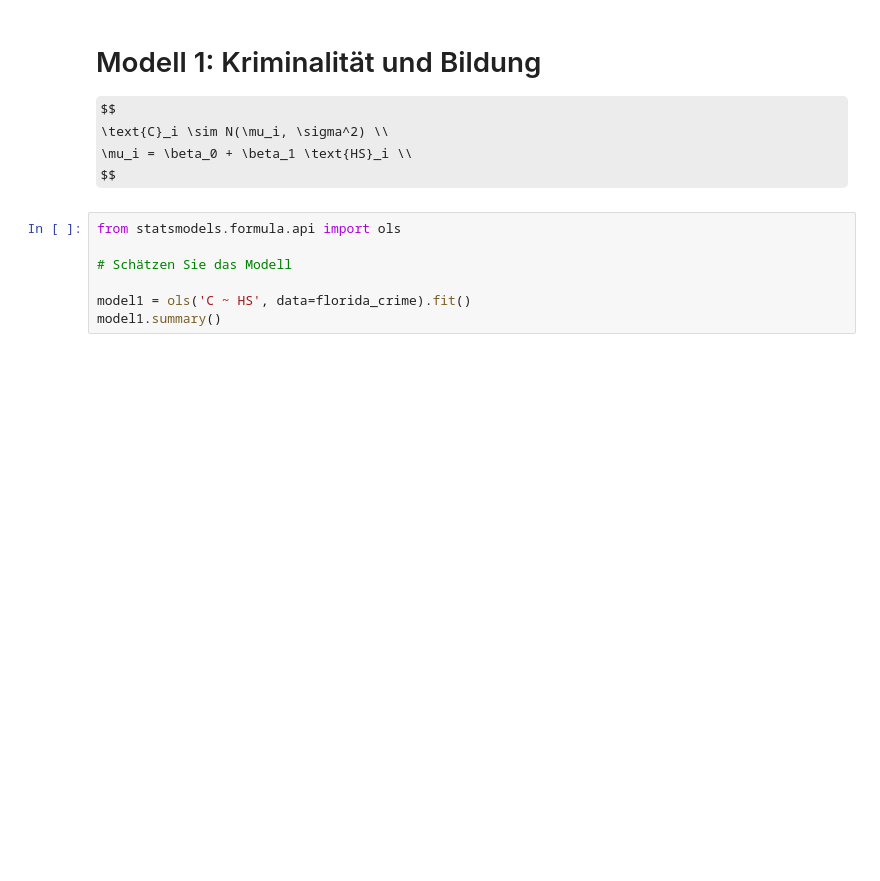
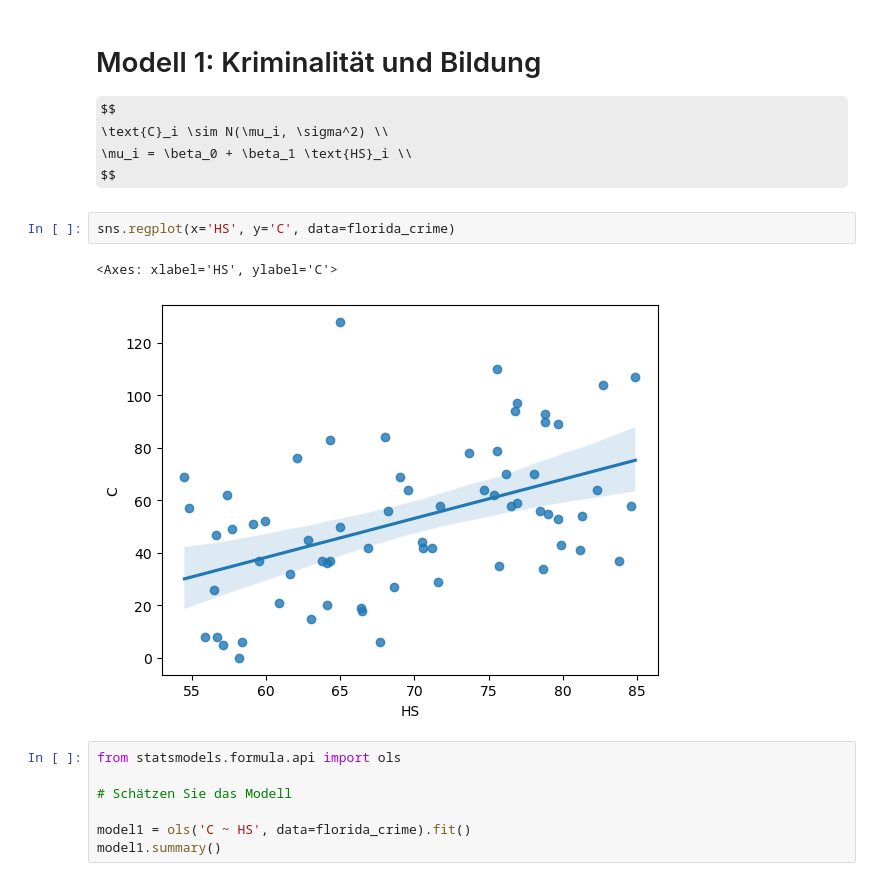
Before and after one commit to febse/econ2024-de, a Jupyter notebook: 06-Multiples-Regressionsmodell.ipynb, the cells around one changed output. Saved outputs shown, nothing was run; the diff lists cells and outputs as text; some formulas as TeX source; blank space fills up the shorter version.

Commit message:
Add regplots

```diff
--- a/06-Multiples-Regressionsmodell.ipynb
+++ b/06-Multiples-Regressionsmodell.ipynb
@@ -158,6 +127,11 @@ $$
 \text{C}_i \sim N(\mu_i, \sigma^2) \\
 \mu_i = \beta_0 + \beta_1 \text{HS}_i \\
 $$
+# %%
+sns.regplot(x='HS', y='C', data=florida_crime)
+# %% [output]
+<Axes: xlabel='HS', ylabel='C'>
+[figure, added]
 # %%
 from statsmodels.formula.api import ols
 
```
Also changed, not shown: parts of 8 cells of this notebook.
